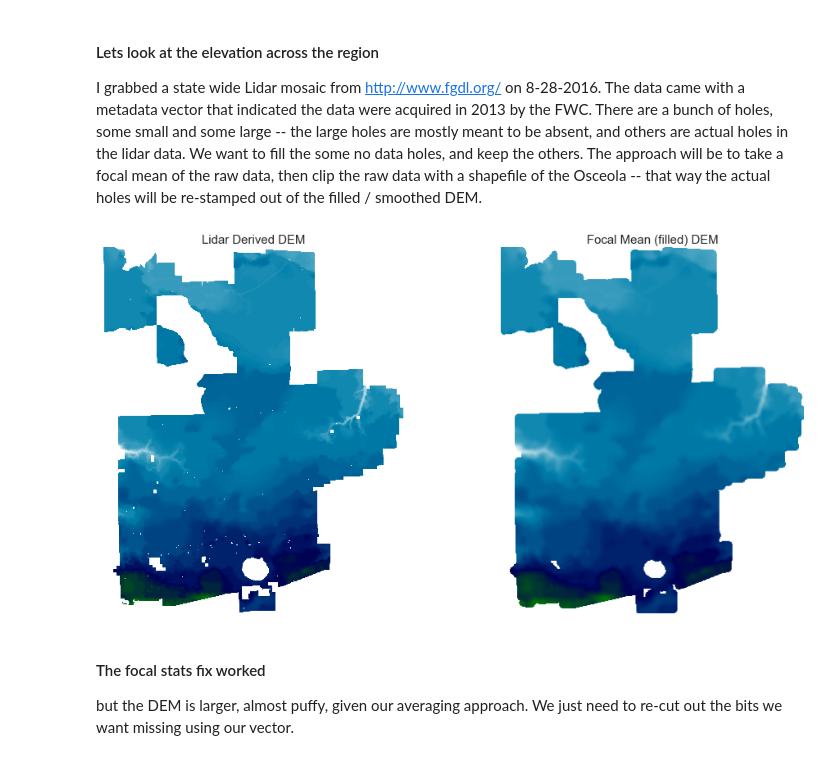
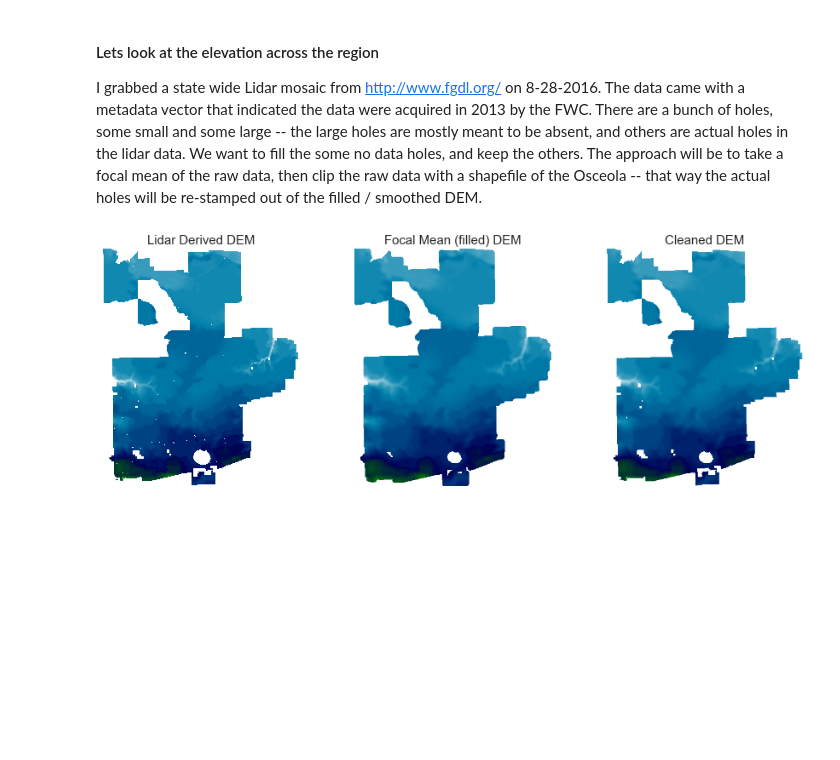
Before and after one commit to djkrofch/Osceola, a Jupyter notebook: Osceola_ModelSetup.ipynb, the cells around one changed output. Cells and saved outputs as stored; diff of their text form; code cells hidden in the pictures; blank space fills up the shorter version.

Commit message:
FInalized the DEM figure
Got the DEM clipped with a vector geometry.

```diff
--- a/Osceola_ModelSetup.ipynb
+++ b/Osceola_ModelSetup.ipynb
@@ -204,16 +204,16 @@ I grabbed a state wide Lidar mosaic from http://www.fgdl.org/ on 8-28-2016. The
 # %%
 elev = importRaster(rasterDir + 'osceola_lidar.tif')
 elev_f = importRaster(rasterDir + 'OsceolaLidar_Filled.tif')
+elev_fc = importRaster(rasterDir + 'OsceolaLidar_Filled_Clip.tif')
 
-f, (ax1, ax2) = plt.subplots(1,2, figsize = (16,8))
+f, (ax1, ax2, ax3) = plt.subplots(1,3, figsize = (15,5))
 plotRaster(elev, ax1, cmap = 'ocean_r', vmin = 90, vmax = 200);
 plotRaster(elev_f, ax2, cmap = 'ocean_r', vmin = 90, vmax = 200);
+plotRaster(elev_fc, ax3, cmap = 'ocean_r', vmin = 90, vmax = 200);
 
 ax1.set_title('Lidar Derived DEM', fontsize = 15);
 ax2.set_title('Focal Mean (filled) DEM', fontsize = 15);
+ax3.set_title('Cleaned DEM', fontsize = 15);
 plt.savefig('OsceolaElevationHoles.tif')
 # %% [output]
-[figure, old version]
+[figure, new version]
-# %% [markdown]
-#### The focal stats fix worked
-but the DEM is larger, almost puffy, given our averaging approach. We just need to re-cut out the bits we want missing using our vector.
```
